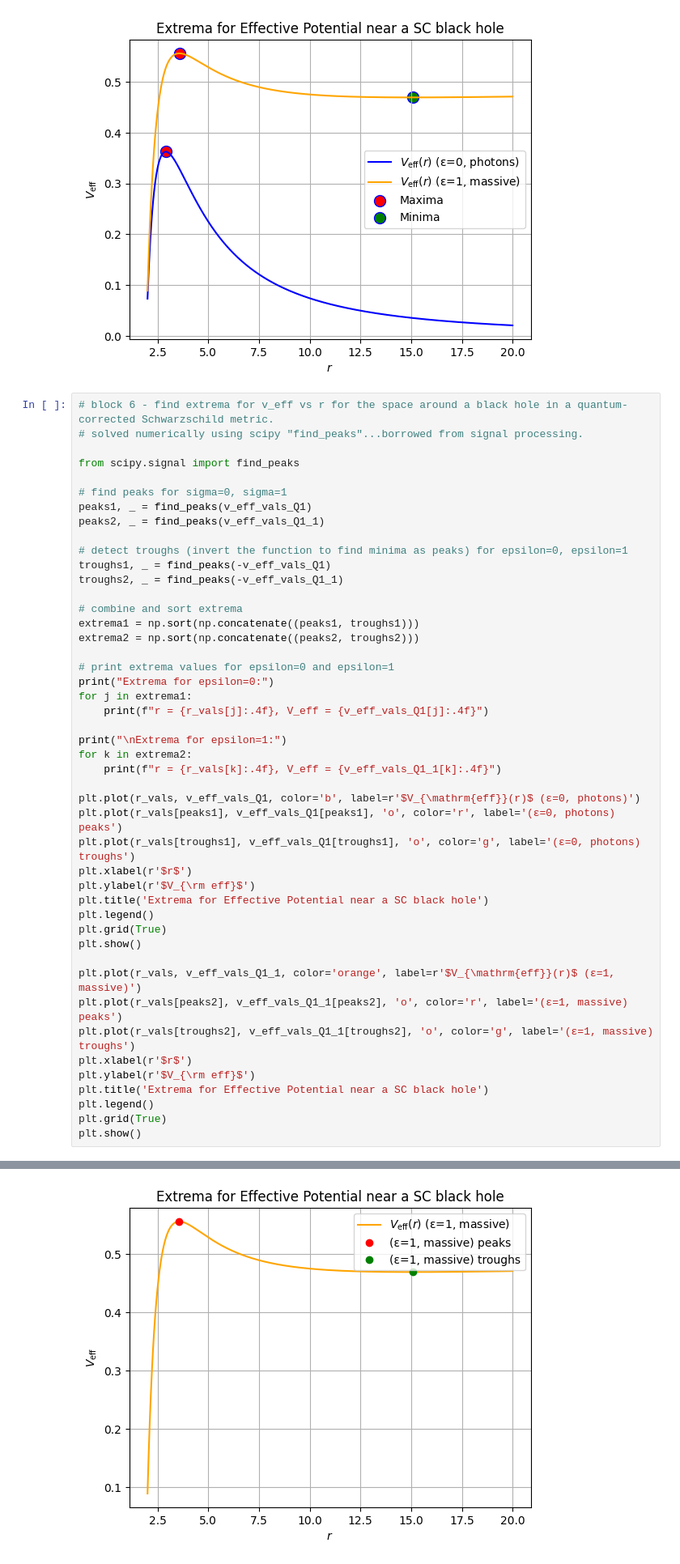
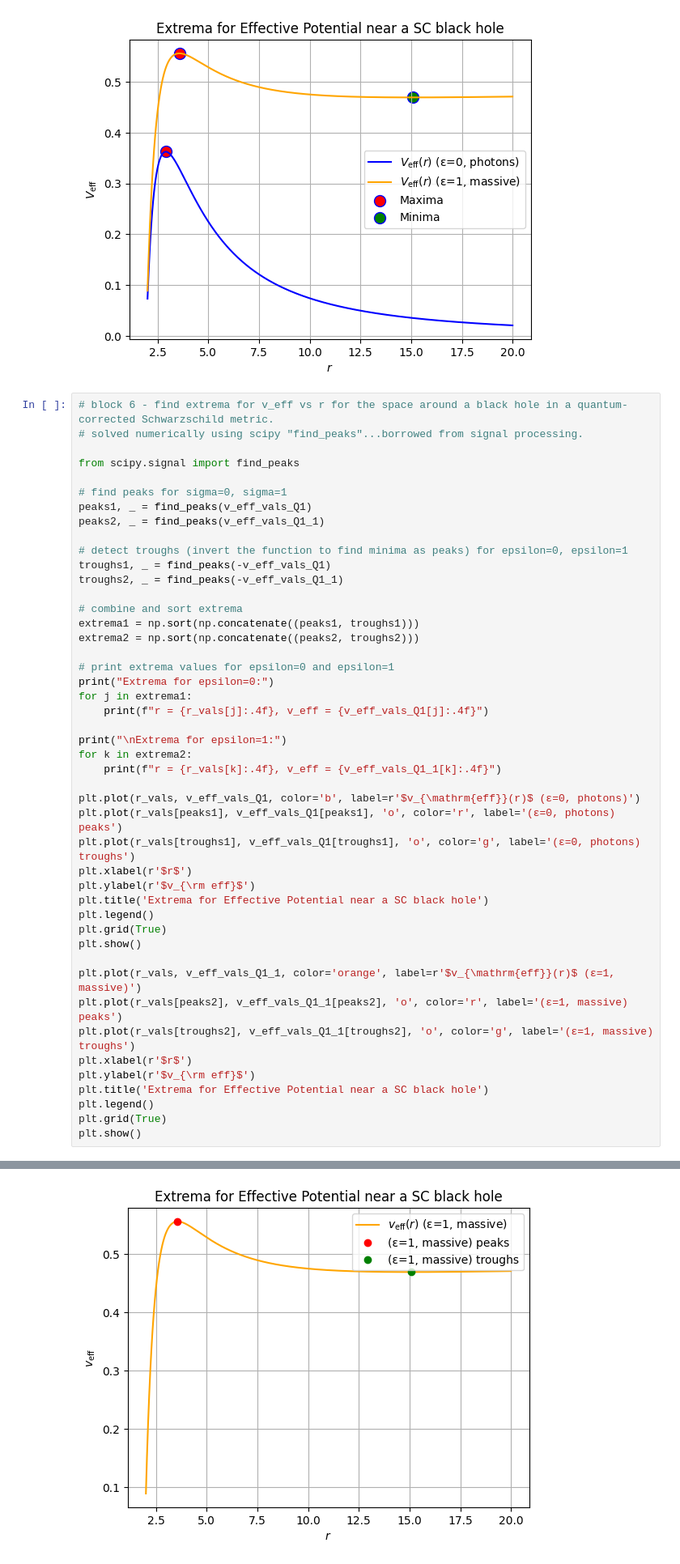
Before and after one commit to AdamSmithOrlik/quantum-black-holes, a Jupyter notebook: sue/research-2.ipynb, the cells around one changed output, grey strips where cells are left out. Shown at 81% size. Cells and saved outputs as stored; diff of their text form.

```diff
--- a/sue/research-2.ipynb
+++ b/sue/research-2.ipynb
@@ -333,27 +313,27 @@ extrema2 = np.sort(np.concatenate((peaks2, troughs2)))
 # print extrema values for epsilon=0 and epsilon=1
 print("Extrema for epsilon=0:")
 for j in extrema1:
-    print(f"r = {r_vals[j]:.4f}, V_eff = {v_eff_vals_Q1[j]:.4f}")
+    print(f"r = {r_vals[j]:.4f}, v_eff = {v_eff_vals_Q1[j]:.4f}")
 
 print("\nExtrema for epsilon=1:")
 for k in extrema2:
-    print(f"r = {r_vals[k]:.4f}, V_eff = {v_eff_vals_Q1_1[k]:.4f}")
+    print(f"r = {r_vals[k]:.4f}, v_eff = {v_eff_vals_Q1_1[k]:.4f}")
 
-plt.plot(r_vals, v_eff_vals_Q1, color='b', label=r'$V_{\mathrm{eff}}(r)$ (ε=0, photons)')
+plt.plot(r_vals, v_eff_vals_Q1, color='b', label=r'$v_{\mathrm{eff}}(r)$ (ε=0, photons)')
 plt.plot(r_vals[peaks1], v_eff_vals_Q1[peaks1], 'o', color='r', label='(ε=0, photons) peaks')
 plt.plot(r_vals[troughs1], v_eff_vals_Q1[troughs1], 'o', color='g', label='(ε=0, photons) troughs')
 plt.xlabel(r'$r$')
-plt.ylabel(r'$V_{\rm eff}$')
+plt.ylabel(r'$v_{\rm eff}$')
 plt.title('Extrema for Effective Potential near a SC black hole')
 plt.legend()
 plt.grid(True)
 plt.show()
 
-plt.plot(r_vals, v_eff_vals_Q1_1, color='orange', label=r'$V_{\mathrm{eff}}(r)$ (ε=1, massive)')
+plt.plot(r_vals, v_eff_vals_Q1_1, color='orange', label=r'$v_{\mathrm{eff}}(r)$ (ε=1, massive)')
 plt.plot(r_vals[peaks2], v_eff_vals_Q1_1[peaks2], 'o', color='r', label='(ε=1, massive) peaks')
 plt.plot(r_vals[troughs2], v_eff_vals_Q1_1[troughs2], 'o', color='g', label='(ε=1, massive) troughs')
 plt.xlabel(r'$r$')
-plt.ylabel(r'$V_{\rm eff}$')
+plt.ylabel(r'$v_{\rm eff}$')
 plt.title('Extrema for Effective Potential near a SC black hole')
 plt.legend()
 plt.grid(True)
@@ -368,3 +348,3 @@ r = 15.0811, V_eff = 0.4695
 [figure]
-[figure, old version]
+[figure, new version]
 # %% [markdown]
```
Also changed, not shown: parts of 12 cells of this notebook.
